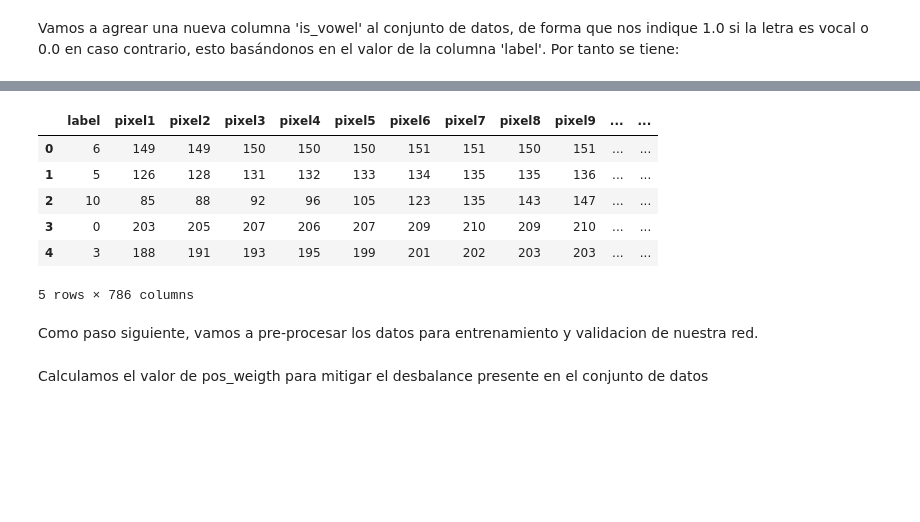
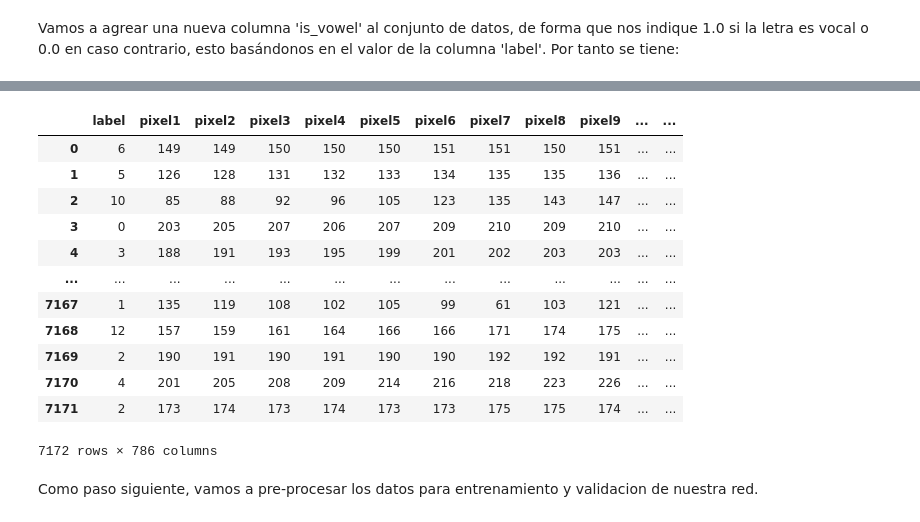
Before and after one commit to Morax19/ML_UCV, a Jupyter notebook: Parcial2/Parcial_02_pregrado_2025_DanielHernandez.ipynb, the cells around one changed output, grey strips where cells are left out. Saved outputs shown, nothing was run; the diff lists cells and outputs as text; code cells hidden in the pictures; blank space fills up the shorter version.

```diff
--- a/Parcial2/Parcial_02_pregrado_2025_DanielHernandez.ipynb
+++ b/Parcial2/Parcial_02_pregrado_2025_DanielHernandez.ipynb
@@ -644,15 +644,15 @@ def threshold_logic_unit(x, w, b):
 
 def logic_not(x):
   # Implementación
-  return (-x + 0.5 > 0).float()
+  return threshold_logic_unit(x, -1, 0.5)
 
 def logic_or(x, y):
   # Implementación
-  return (x + y - 0.5 > 0).float()
+  return threshold_logic_unit(x + y, 1, -0.5)
 
 def logic_and(x, y):
   # Implementación
-  return (x + y - 1.5 > 0).float()
+  return threshold_logic_unit(x + y, 1, -1.5)
 
 def logic_implies(x, y):
   # Implementación
@@ -861,13 +872,19 @@ train_df.head()
 # %%
-test_df.head()
+test_df
 # %% [output]
 |  | label | pixel1 | pixel2 | pixel3 | pixel4 | pixel5 | pixel6 | pixel7 | pixel8 | pixel9 | ... | ... |
 | 0 | 6 | 149 | 149 | 150 | 150 | 150 | 151 | 151 | 150 | 151 | ... | ... |
 | 1 | 5 | 126 | 128 | 131 | 132 | 133 | 134 | 135 | 135 | 136 | ... | ... |
 | 2 | 10 | 85 | 88 | 92 | 96 | 105 | 123 | 135 | 143 | 147 | ... | ... |
 | 3 | 0 | 203 | 205 | 207 | 206 | 207 | 209 | 210 | 209 | 210 | ... | ... |
 | 4 | 3 | 188 | 191 | 193 | 195 | 199 | 201 | 202 | 203 | 203 | ... | ... |
+| ... | ... | ... | ... | ... | ... | ... | ... | ... | ... | ... | ... | ... |
+| 7167 | 1 | 135 | 119 | 108 | 102 | 105 | 99 | 61 | 103 | 121 | ... | ... |
+| 7168 | 12 | 157 | 159 | 161 | 164 | 166 | 166 | 171 | 174 | 175 | ... | ... |
+| 7169 | 2 | 190 | 191 | 190 | 191 | 190 | 190 | 192 | 192 | 191 | ... | ... |
+| 7170 | 4 | 201 | 205 | 208 | 209 | 214 | 216 | 218 | 223 | 226 | ... | ... |
+| 7171 | 2 | 173 | 174 | 173 | 174 | 173 | 173 | 175 | 175 | 174 | ... | ... |
-5 rows × 786 columns
+7172 rows × 786 columns
 # %% [markdown]
 Como paso siguiente, vamos a pre-procesar los datos para entrenamiento y validacion de nuestra red.
 # %%
@@ -878,5 +895,3 @@ y_train = train_df['is_vowel']
 x_valid = test_df.copy()
 x_valid.drop(columns=['label', 'is_vowel'], inplace=True)
 y_valid = test_df['is_vowel']
-# %% [markdown]
-Calculamos el valor de pos_weigth para mitigar el desbalance presente en el conjunto de datos
```
Also changed, not shown: parts of 48 cells of this notebook.
